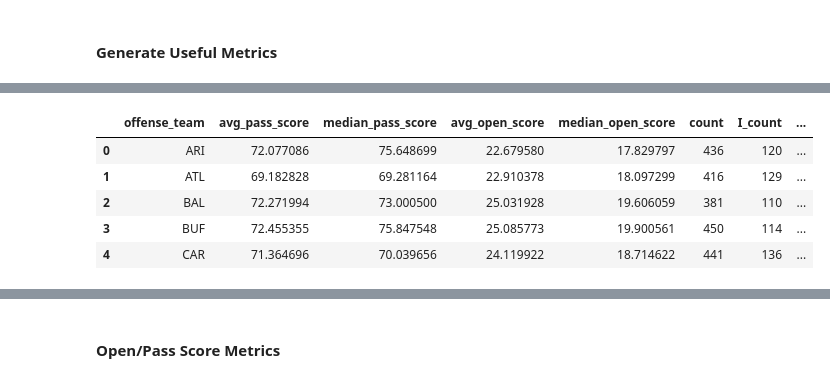
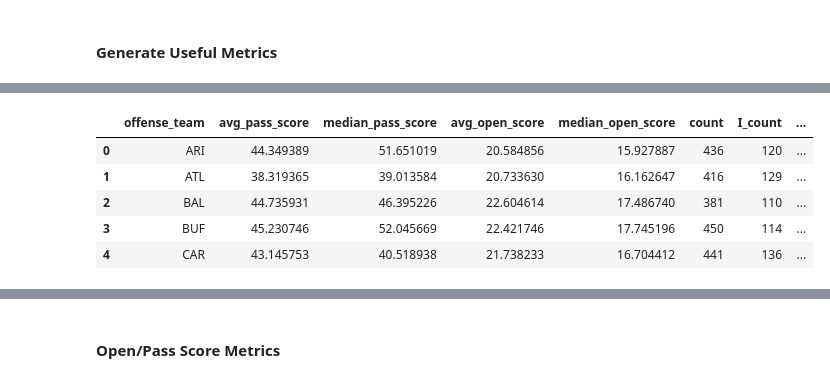
Before and after one commit to cwphung/databowl_2025, a Jupyter notebook: visualilzation.ipynb, the cells around one changed output, grey strips where cells are left out. Drawn from its saved outputs; the diff is of its cells as text; code cells hidden in the pictures.

```diff
--- a/visualilzation.ipynb
+++ b/visualilzation.ipynb
@@ -448,26 +448,35 @@ filtered_player_metrics_df.head()
 | 14 | Allen Robinson | WR | 44.527560 | 58.346566 | 20.874704 | 14.088830 | ... |
 # %%
 team_off_metrics = processed_data_df.groupby('offense_team', as_index=False).agg(
-    avg_pass_score=('pass_score_scaled', 'mean'),
-    median_pass_score=('pass_score_scaled', 'median'),
-    avg_open_score=('open_score_scaled', 'mean'),
-    median_open_score=('open_score_scaled', 'median'),
-    count=('open_score_scaled', 'count'),
+    avg_pass_score=('pass_score_raw', 'mean'),
+    median_pass_score=('pass_score_raw', 'median'),
+    avg_open_score=('open_score_raw', 'mean'),
+    median_open_score=('open_score_raw', 'median'),
+    count=('open_score_raw', 'count'),
     I_count=('pass_result', lambda x: (x == 'I').sum()),
     C_count=('pass_result', lambda x: (x == 'C').sum())
 )
-team_off_metrics['I_pct'] = team_off_metrics['I_count'] / team_off_metrics['count']
-team_off_metrics['C_pct'] = team_off_metrics['C_count'] / team_off_metrics['count']
+team_off_metrics['I_pct'] = team_off_metrics['I_count'] / team_off_metrics['count'] * 100.0
+team_off_metrics['C_pct'] = team_off_metrics['C_count'] / team_off_metrics['count'] * 100.0
+
+team_off_metrics["pass_pctile"] = (
+    team_off_metrics["avg_pass_score"]
+           .rank(pct=True) * 100
+)
+team_off_metrics["open_pctile"] = (
+    team_off_metrics["avg_open_score"]
+           .rank(pct=True) * 100
+)
 
 team_off_metrics.to_csv('offense_metrics.csv', index=False)
 team_off_metrics.head()
 # %% [output]
 |  | offense_team | avg_pass_score | median_pass_score | avg_open_score | median_open_score | count | I_count | ... |
-| 0 | ARI | 72.077086 | 75.648699 | 22.679580 | 17.829797 | 436 | 120 | ... |
-| 1 | ATL | 69.182828 | 69.281164 | 22.910378 | 18.097299 | 416 | 129 | ... |
-| 2 | BAL | 72.271994 | 73.000500 | 25.031928 | 19.606059 | 381 | 110 | ... |
-| 3 | BUF | 72.455355 | 75.847548 | 25.085773 | 19.900561 | 450 | 114 | ... |
-| 4 | CAR | 71.364696 | 70.039656 | 24.119922 | 18.714622 | 441 | 136 | ... |
+| 0 | ARI | 44.349389 | 51.651019 | 20.584856 | 15.927887 | 436 | 120 | ... |
+| 1 | ATL | 38.319365 | 39.013584 | 20.733630 | 16.162647 | 416 | 129 | ... |
+| 2 | BAL | 44.735931 | 46.395226 | 22.604614 | 17.486740 | 381 | 110 | ... |
+| 3 | BUF | 45.230746 | 52.045669 | 22.421746 | 17.745196 | 450 | 114 | ... |
+| 4 | CAR | 43.145753 | 40.518938 | 21.738233 | 16.704412 | 441 | 136 | ... |
 # %%
 avg_scores = team_off_metrics['avg_pass_score'].to_numpy()
 med_scores = team_off_metrics['median_pass_score'].to_numpy()
```
Also changed, not shown: parts of 10 cells of this notebook, 37 other files.
